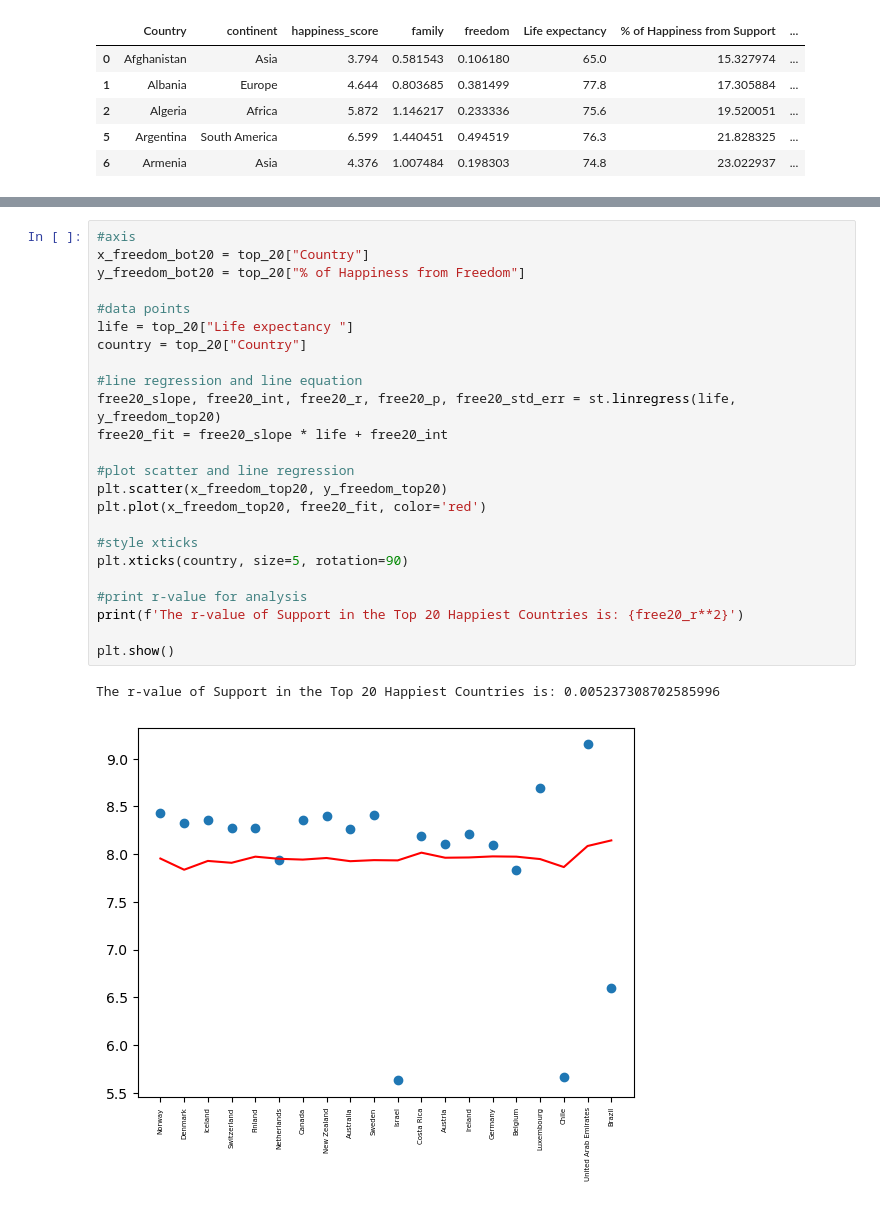
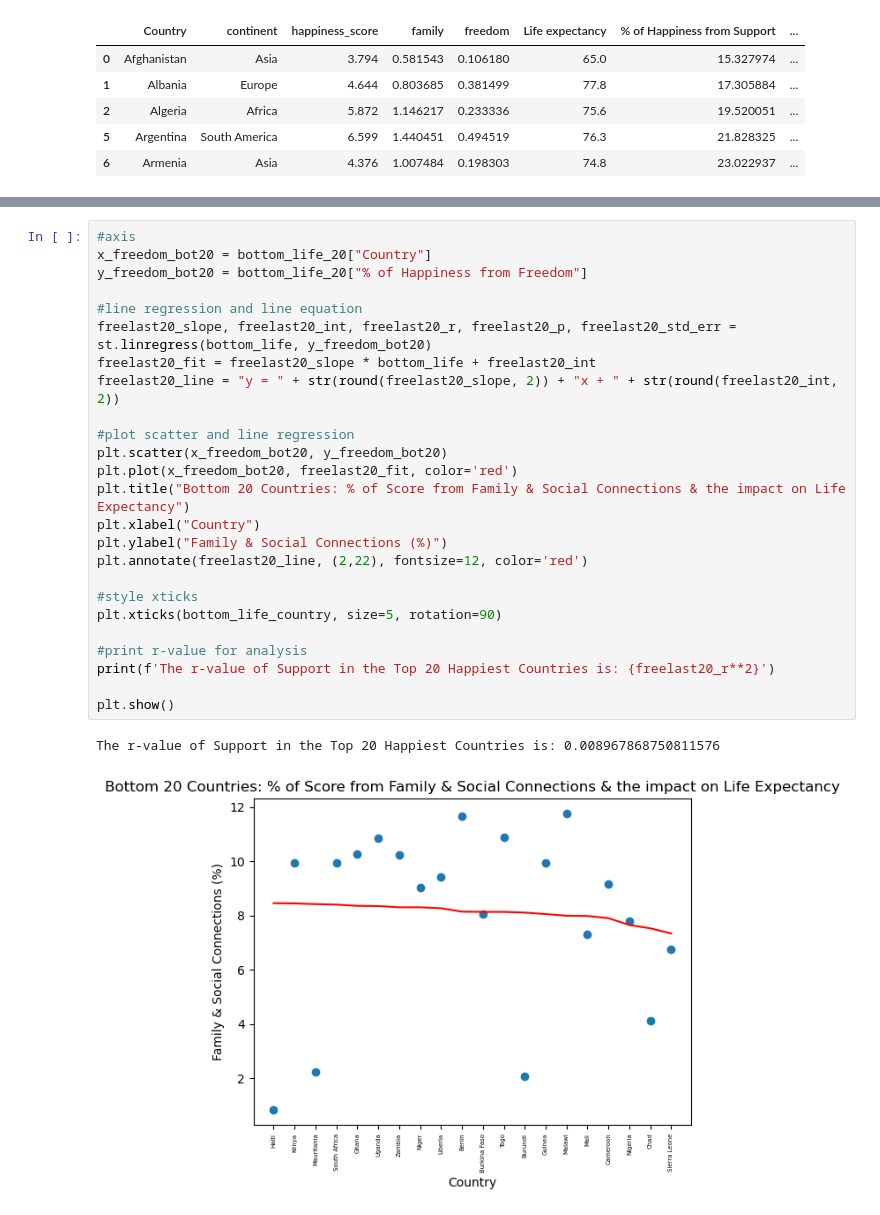
Before and after one commit to camerondifalco1/Project1, a Jupyter notebook: support_and_freedom.ipynb, the cells around one changed output, grey strips where cells are left out. Drawn from its saved outputs; the diff is of its cells as text.

```diff
--- a/support_and_freedom.ipynb
+++ b/support_and_freedom.ipynb
@@ -588,27 +513,28 @@ The r-value of Support in the Top 20 Happiest Countries is: 0.016522453272880207
 # %%
 #axis
-x_freedom_bot20 = top_20["Country"]
-y_freedom_bot20 = top_20["% of Happiness from Freedom"]
-
-#data points
-life = top_20["Life expectancy "]
-country = top_20["Country"]
+x_freedom_bot20 = bottom_life_20["Country"]
+y_freedom_bot20 = bottom_life_20["% of Happiness from Freedom"]
 
 #line regression and line equation
-free20_slope, free20_int, free20_r, free20_p, free20_std_err = st.linregress(life, y_freedom_top20)
-free20_fit = free20_slope * life + free20_int
+freelast20_slope, freelast20_int, freelast20_r, freelast20_p, freelast20_std_err = st.linregress(bottom_life, y_freedom_bot20)
+freelast20_fit = freelast20_slope * bottom_life + freelast20_int
+freelast20_line = "y = " + str(round(freelast20_slope, 2)) + "x + " + str(round(freelast20_int, 2))
 
 #plot scatter and line regression
-plt.scatter(x_freedom_top20, y_freedom_top20)
-plt.plot(x_freedom_top20, free20_fit, color='red')
+plt.scatter(x_freedom_bot20, y_freedom_bot20)
+plt.plot(x_freedom_bot20, freelast20_fit, color='red')
+plt.title("Bottom 20 Countries: % of Score from Family & Social Connections & the impact on Life Expectancy")
+plt.xlabel("Country")
+plt.ylabel("Family & Social Connections (%)")
+plt.annotate(freelast20_line, (2,22), fontsize=12, color='red')
 
 #style xticks
-plt.xticks(country, size=5, rotation=90)
+plt.xticks(bottom_life_country, size=5, rotation=90)
 
 #print r-value for analysis
-print(f'The r-value of Support in the Top 20 Happiest Countries is: {free20_r**2}')
+print(f'The r-value of Support in the Top 20 Happiest Countries is: {freelast20_r**2}')
 
 plt.show()
 # %% [output]
-The r-value of Support in the Top 20 Happiest Countries is: 0.005237308702585996
+The r-value of Support in the Top 20 Happiest Countries is: 0.008967868750811576
-[figure, old version]
+[figure, new version]
```
Also changed, not shown: parts of 36 cells of this notebook, 3 other files.
